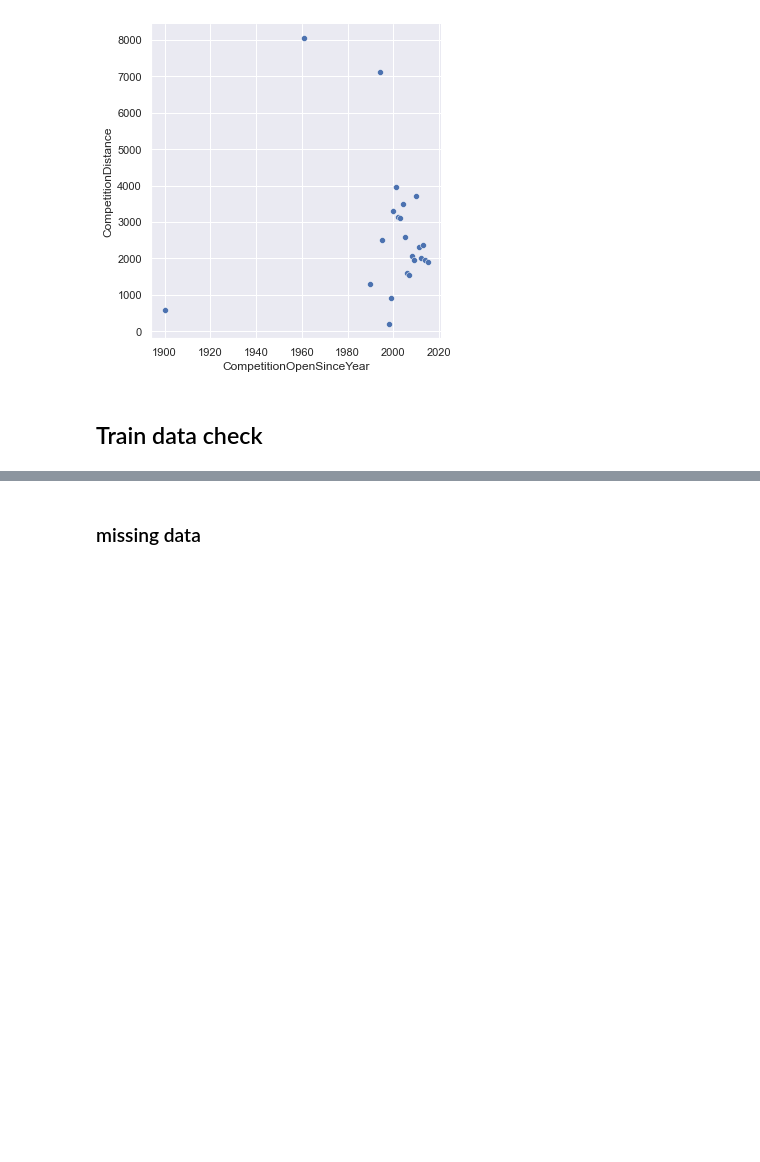
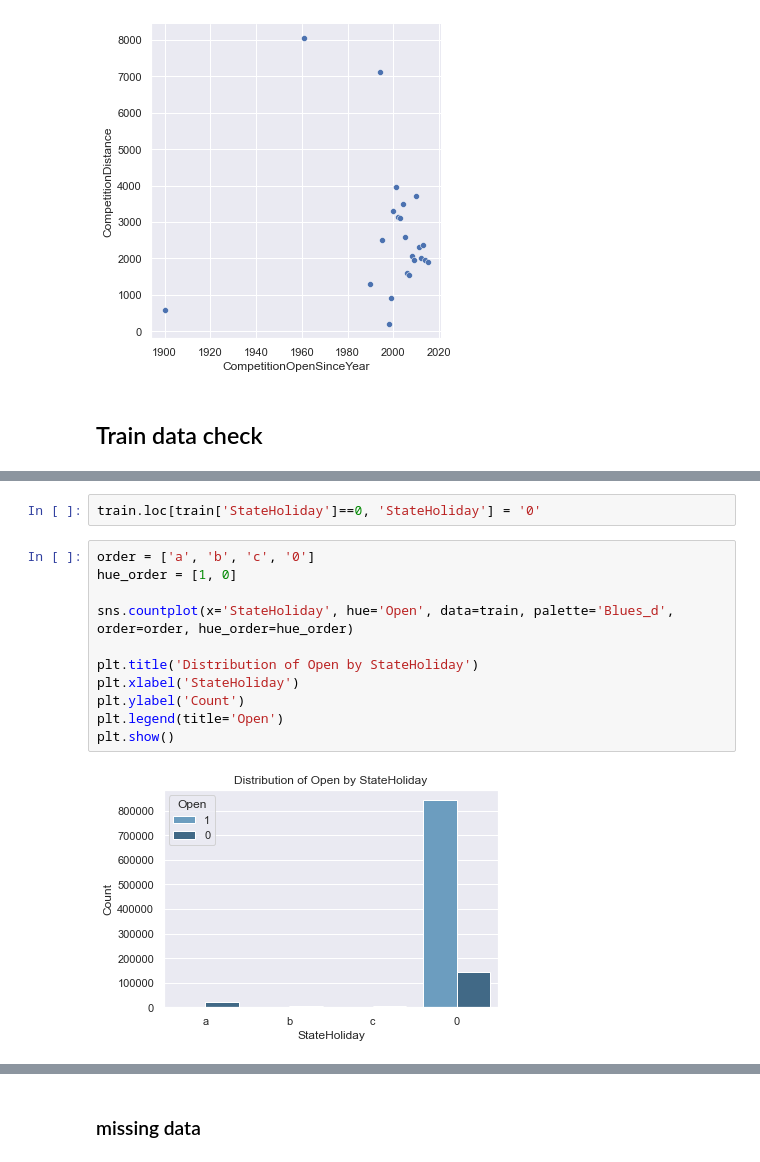
Before and after one commit to CYCCCCC/store_sales_prediction, a Jupyter notebook: store_sales.ipynb, the cells around one changed output, grey strips where cells are left out. Cells and saved outputs as stored; diff of their text form; blank space fills up the shorter version.

```diff
--- a/store_sales.ipynb
+++ b/store_sales.ipynb
@@ -315,0 +364,15 @@ memory usage: 69.8+ MB
+# %%
+train.loc[train['StateHoliday']==0, 'StateHoliday'] = '0'
+# %%
+order = ['a', 'b', 'c', '0']
+hue_order = [1, 0]
+
+sns.countplot(x='StateHoliday', hue='Open', data=train, palette='Blues_d', order=order, hue_order=hue_order)
+
+plt.title('Distribution of Open by StateHoliday')
+plt.xlabel('StateHoliday')
+plt.ylabel('Count')
+plt.legend(title='Open')
+plt.show()
+# %% [output]
+[figure, added]
```
Also changed, not shown: parts of 45 cells of this notebook.
